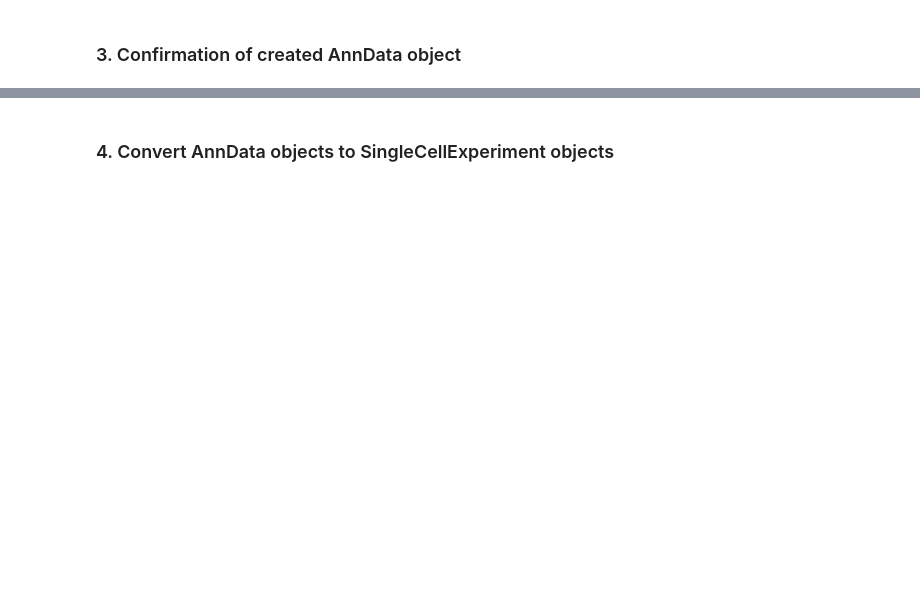
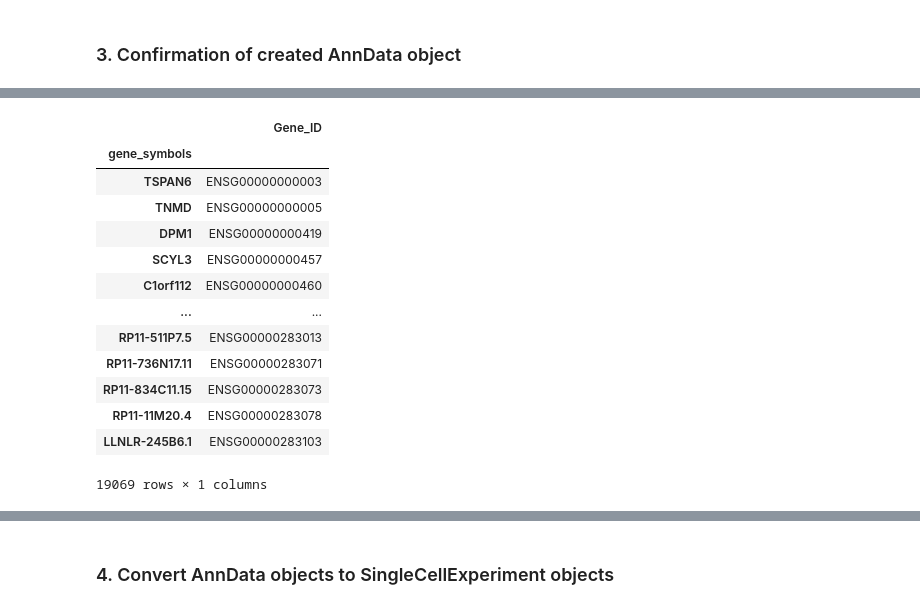
Before and after one commit to tuonglab/pan-paedcancer-scrnaseq, a Jupyter notebook: notebooks/GSE137804.ipynb, the cells around one changed output, grey strips where cells are left out. Cells and saved outputs as stored; diff of their text form; code cells hidden in the pictures; blank space fills up the shorter version.

```diff
--- a/notebooks/GSE137804.ipynb
+++ b/notebooks/GSE137804.ipynb
@@ -446,0 +456,17 @@ AnnData object with n_obs × n_vars = 960 × 33514
+# %%
+eg_adrenal_adata.var
+# %% [output]
+|  | Gene_ID |
+| gene_symbols |  |
+| TSPAN6 | ENSG00000000003 |
+| TNMD | ENSG00000000005 |
+| DPM1 | ENSG00000000419 |
+| SCYL3 | ENSG00000000457 |
+| C1orf112 | ENSG00000000460 |
+| ... | ... |
+| RP11-511P7.5 | ENSG00000283013 |
+| RP11-736N17.11 | ENSG00000283071 |
+| RP11-834C11.15 | ENSG00000283073 |
+| RP11-11M20.4 | ENSG00000283078 |
+| LLNLR-245B6.1 | ENSG00000283103 |
+19069 rows × 1 columns
```
Also changed, not shown: parts of 21 cells of this notebook.
